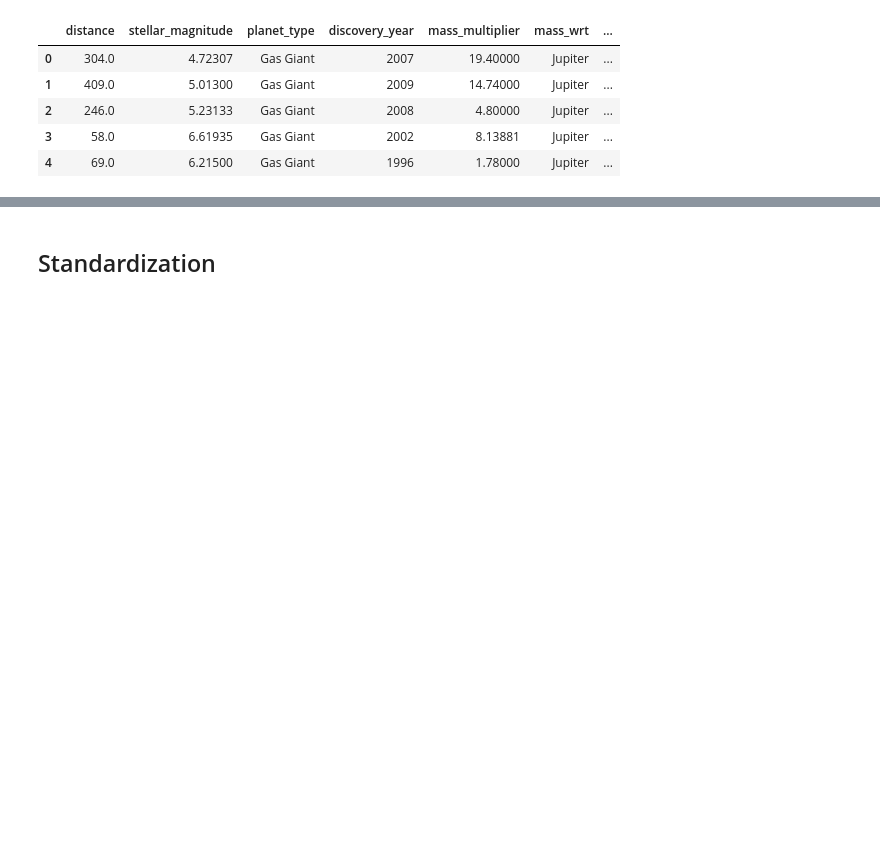
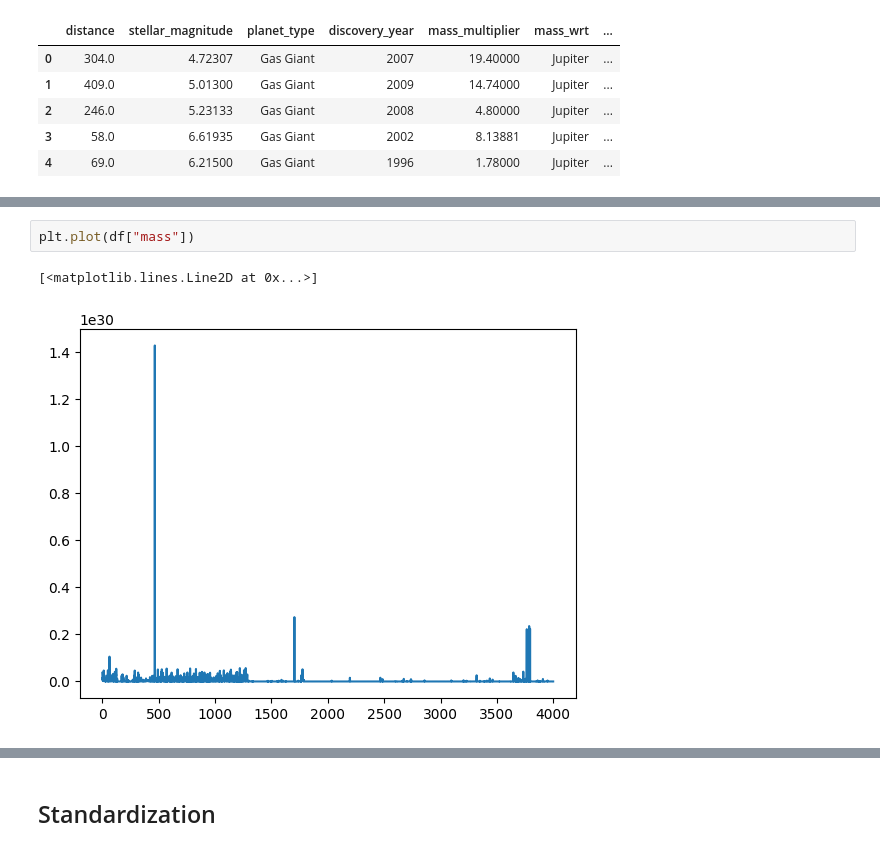
Before and after one commit to lelegod/ml_project, a Jupyter notebook: project1.ipynb, the cells around one changed output, grey strips where cells are left out. Drawn from its saved outputs; the diff is of its cells as text; blank space fills up the shorter version.

```diff
--- a/project1.ipynb
+++ b/project1.ipynb
@@ -54,3 +73,8 @@ print(df, df.shape)
 3999  5.225500e+25  18106.949
 
 [4000 rows x 10 columns] (4000, 10)
+# %%
+plt.plot(df["mass"])
+# %% [output]
+[<matplotlib.lines.Line2D at 0x...>]
+[figure, added]
```
Also changed, not shown: parts of 9 cells of this notebook.
